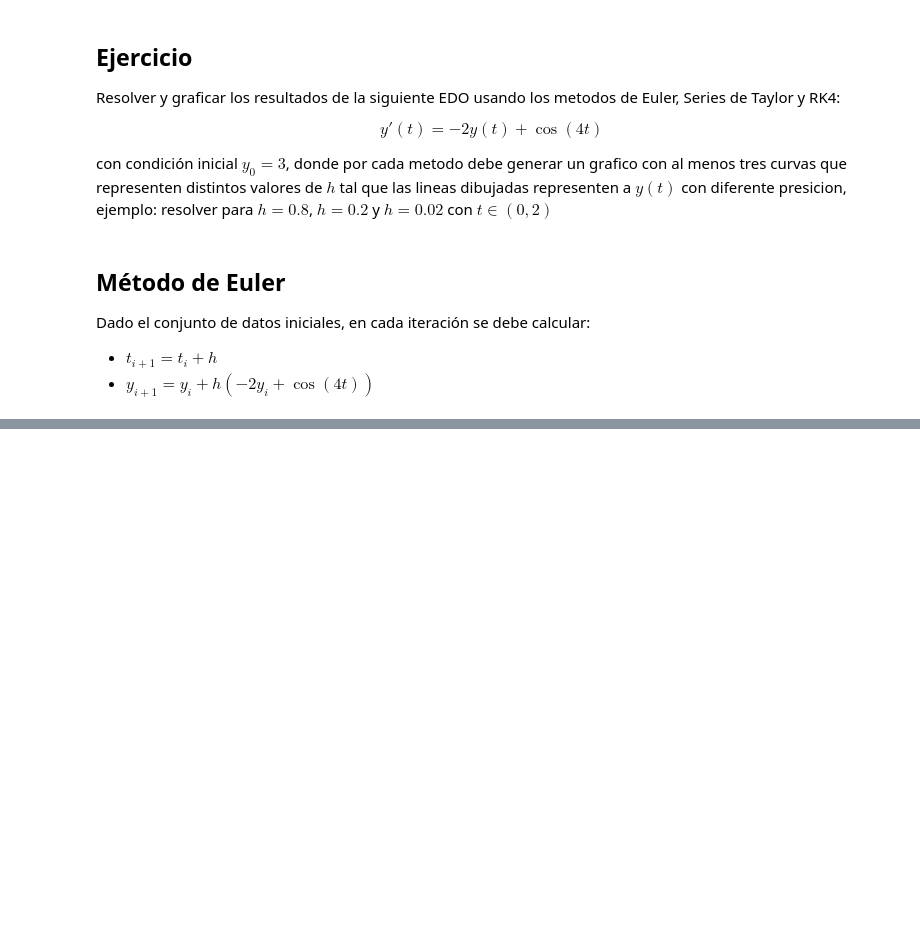
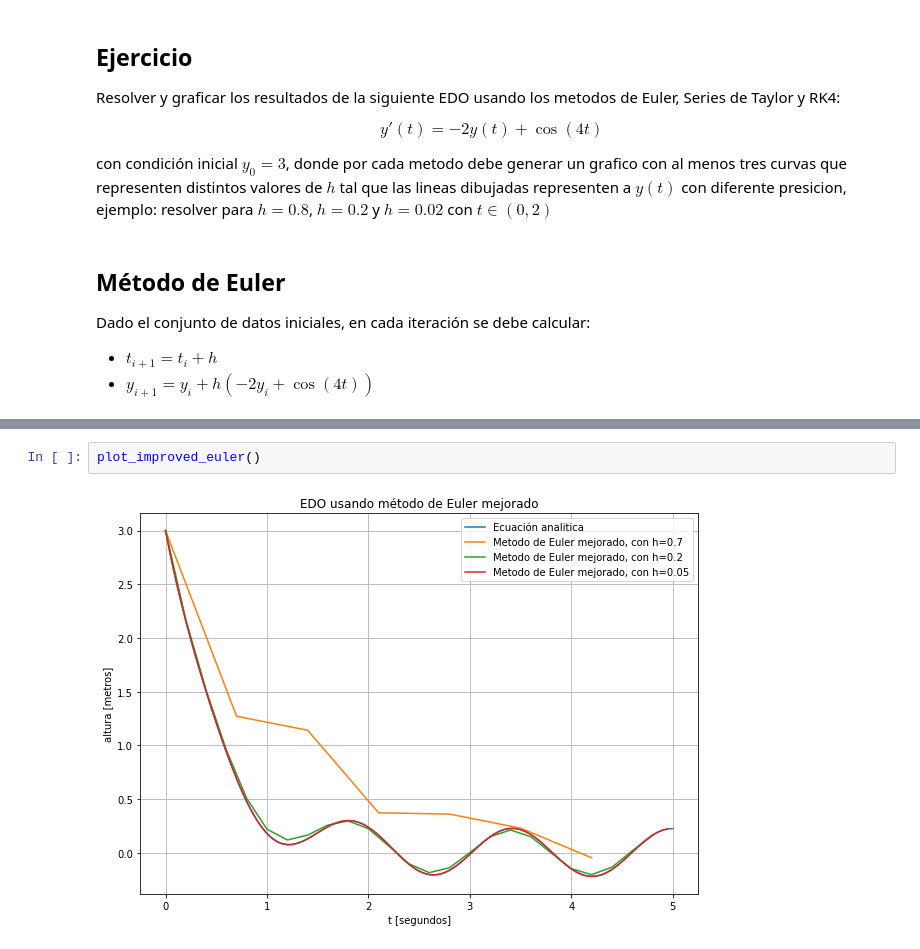
Before and after one commit to ElTapia/computacion-grafica, a Jupyter notebook: Ejercicios/Ejercicio_13/ejercicio_13.ipynb, the cells around one changed output, grey strips where cells are left out. Cells and saved outputs as stored; diff of their text form; blank space fills up the shorter version.

```diff
--- a/Ejercicios/Ejercicio_13/ejercicio_13.ipynb
+++ b/Ejercicios/Ejercicio_13/ejercicio_13.ipynb
@@ -465,0 +499,4 @@ plot_taylor()
+# %%
+plot_improved_euler()
+# %% [output]
+[figure, added]
```
Also changed, not shown: parts of 9 cells of this notebook, 1 other file.
